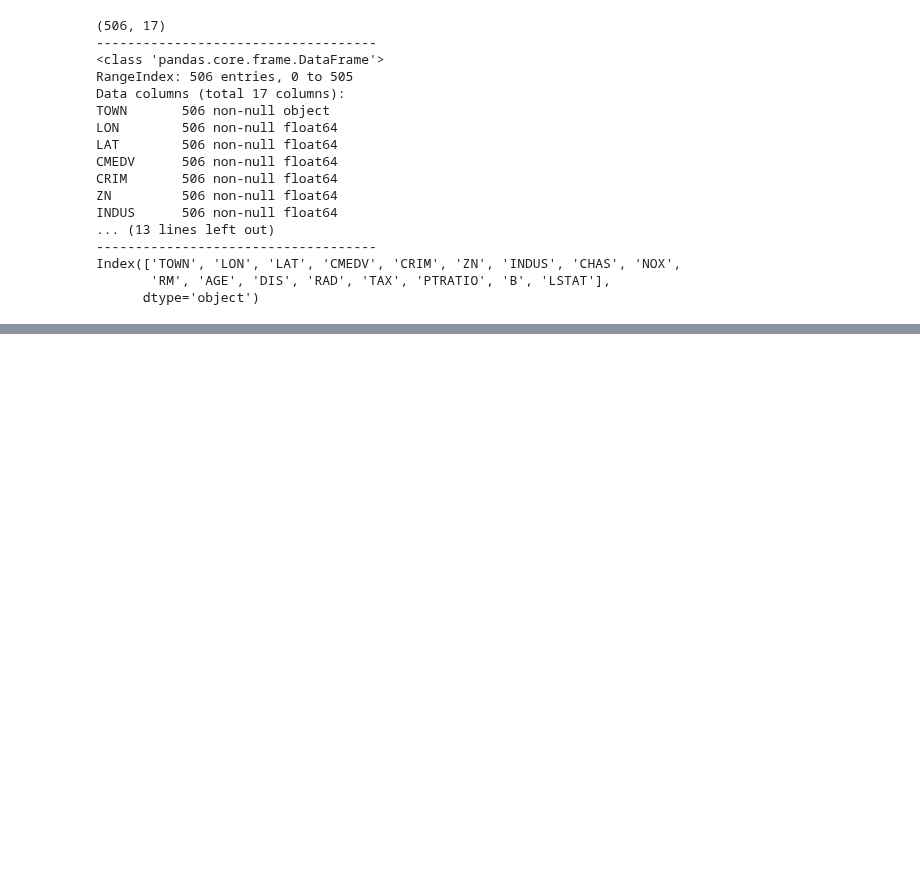
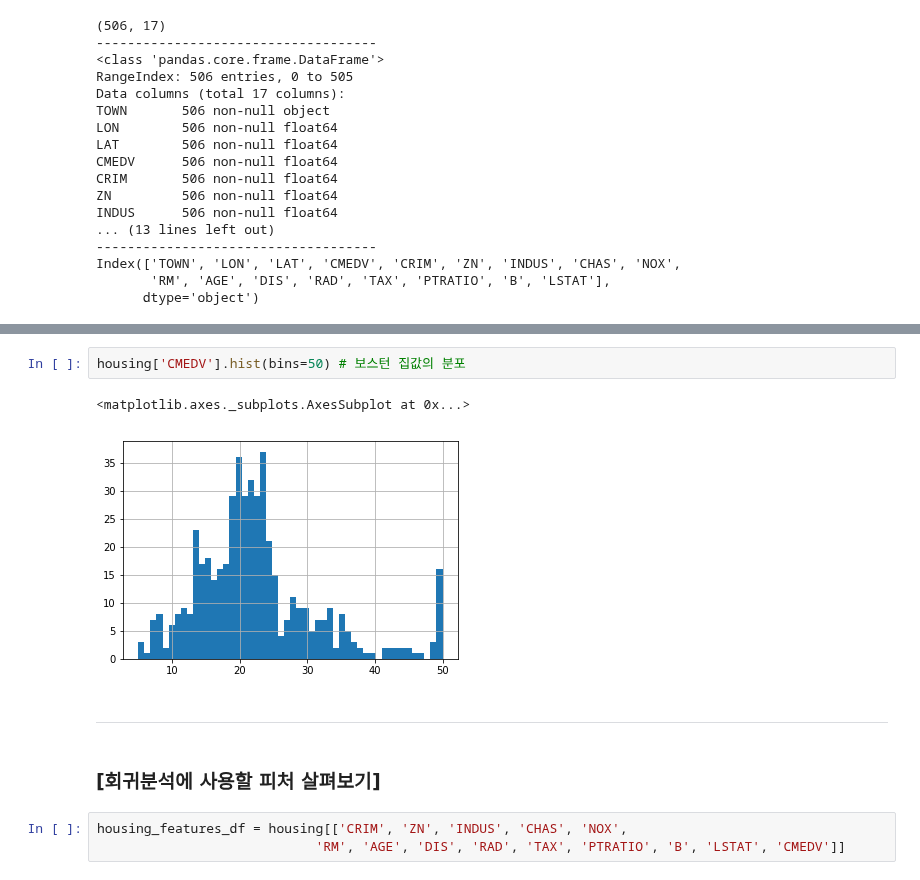
Before and after one commit to yoonkt200/python-data-analysis, a Jupyter notebook: chapter2/01-housing-prediction.ipynb, the cells around one changed output, grey strips where cells are left out. Saved outputs shown, nothing was run; the diff lists cells and outputs as text; blank space fills up the shorter version.

Commit message:
housing update

```diff
--- a/chapter2/01-housing-prediction.ipynb
+++ b/chapter2/01-housing-prediction.ipynb
@@ -73,0 +120,12 @@ Index(['TOWN', 'LON', 'LAT', 'CMEDV', 'CRIM', 'ZN', 'INDUS', 'CHAS', 'NOX',
+# %%
+housing['CMEDV'].hist(bins=50) # 보스턴 집값의 분포
+# %% [output]
+<matplotlib.axes._subplots.AxesSubplot at 0x...>
+[figure, added]
+# %% [markdown]
+-----
+# %% [markdown]
+### [회귀분석에 사용할 피처 살펴보기]
+# %%
+housing_features_df = housing[['CRIM', 'ZN', 'INDUS', 'CHAS', 'NOX',
+                            'RM', 'AGE', 'DIS', 'RAD', 'TAX', 'PTRATIO', 'B', 'LSTAT', 'CMEDV']]
```
Also changed, not shown: parts of 63 cells of this notebook, 1 other file.
